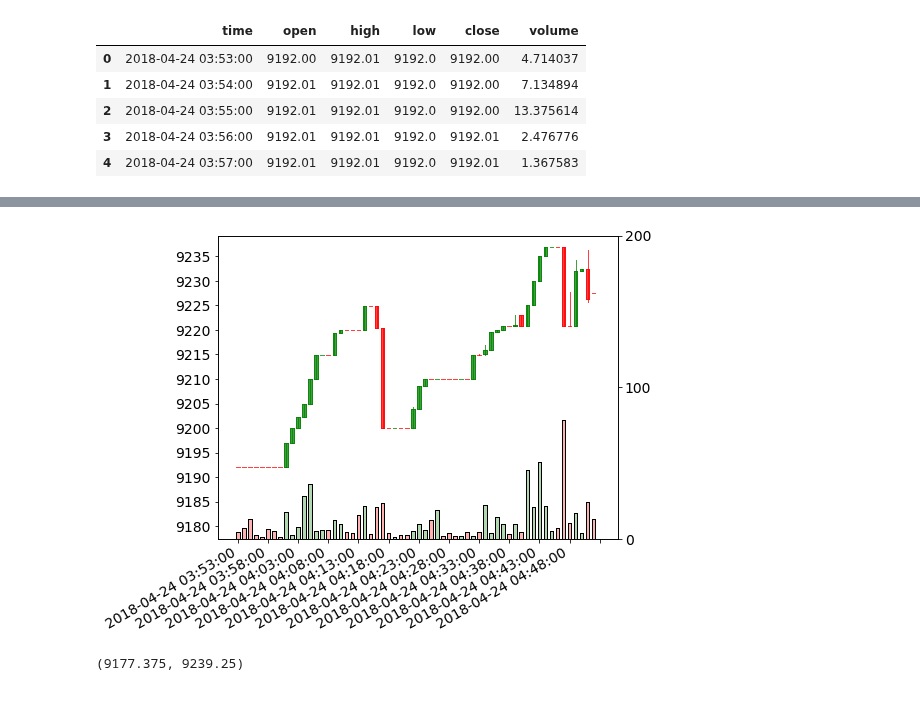
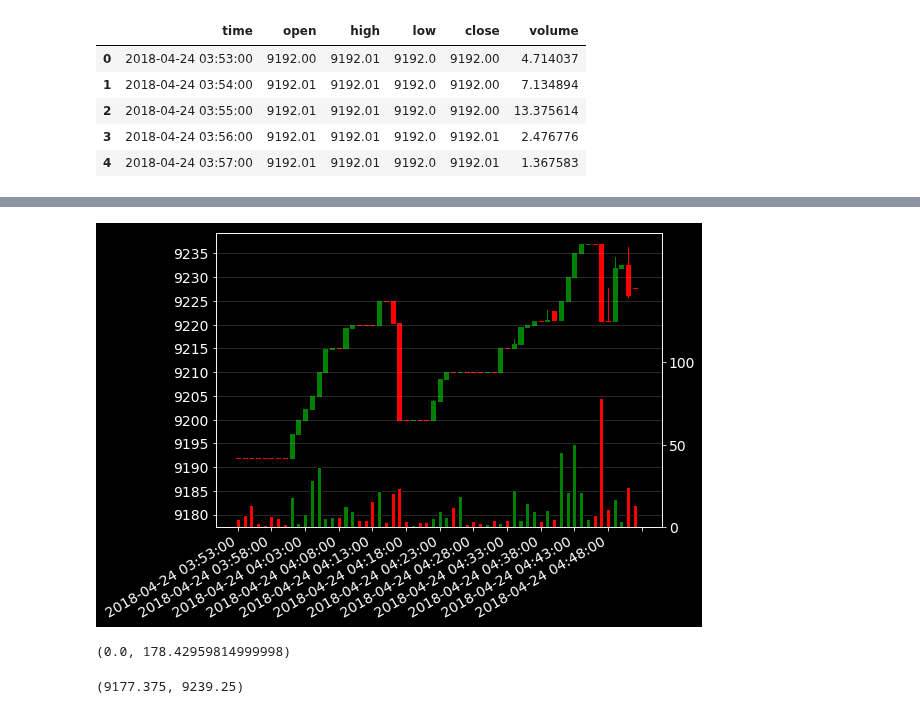
Before and after one commit to timothyyu/gdax-orderbook-ml, a Jupyter notebook: 9_data_pipeline_development.ipynb, the cells around one changed output, grey strips where cells are left out. Cells and saved outputs as stored; diff of their text form; code cells hidden in the pictures.

Commit message:
horizontal price lines and dark background

```diff
--- a/9_data_pipeline_development.ipynb
+++ b/9_data_pipeline_development.ipynb
@@ -692,51 +692,58 @@ quotes = chart_1h_df
 quotes=np.array(quotes)
 
 fig, ax = plt.subplots(figsize=(8, 6))
-candlestick2_ohlc(ax, chart_1h_df['open'], chart_1h_df['high'], chart_1h_df['low'], chart_1h_df['close'],width=0.6,colorup='g', colordown='r')
-
+candlestick2_ohlc(ax, chart_1h_df['open'], chart_1h_df['high'], chart_1h_df['low'], chart_1h_df['close'],
+                  width=0.6,colorup='g', colordown='r',alpha=1.0)
 # shift y-limits of the candlestick plot so that there is space at the bottom for the volume bar chart
 pad = 0.25
 yl = ax.get_ylim()
 ax.set_ylim(yl[0]-(yl[1]-yl[0])*pad,yl[1])
+
+
 # Add a seconds axis for the volume overlay
 ax2 = ax.twinx()
+
 # set the position of ax2 so that it is short (y2=0.32) but otherwise the same size as ax
 ax2.set_position(matplotlib.transforms.Bbox([[0.125,0.1],[0.9,0.32]]))
 
 def mydate(x,pos):
     try:
         return xdate[int(x)]
     except IndexError:
         return ''
 
 xdate = [i for i in  chart_1h_df['time']]
 ax.xaxis.set_major_locator(ticker.MaxNLocator(16))
 ax.xaxis.set_major_formatter(ticker.FuncFormatter(mydate))
 
 ax.yaxis.set_major_locator(ticker.MultipleLocator(base=5.0))
 #ax.yaxis.set_major_locator(ticker.MaxNLocator(nbins='auto',steps=[1,5],symmetric=False))
 #ax.set_yticks(ax.get_yticks()[::1])
 
-# ax.xaxis.set_major_locator(mdates.DayLocator())
-# ax.xaxis.set_minor_locator(mdates.HourLocator(np.arange(0, 25, 6)))
-# ax.xaxis.set_major_formatter(mdates.DateFormatter('%Y-%m-%d H:i:s'))
-
 # Plot the volume overlay
 #vc=volume_overlay(ax2, chart_1h_df['open'], chart_1h_df['close'],chart_1h_df['volume'],colorup='g',width=0.6, alpha=1.0)
 #ax2.add_collection(vc)
-volume_overlay(ax2, chart_1h_df['open'], chart_1h_df['close'],chart_1h_df['volume'],colorup='g',width=0.6, alpha=0.3)
+volume_overlay(ax2, chart_1h_df['open'], chart_1h_df['close'],chart_1h_df['volume'],colorup='g',width=0.6, alpha=1)
 
-ax2.set_ylim(0, max(chart_1h_df['volume']+100))
-yticks = ax2.get_yticks()
-ax2.set_yticks(yticks)
+ax2.set_yticks(ax2.get_yticks())
+ax2.set_ylim(0,max(chart_1h_df['volume']+100))
 
 fig.autofmt_xdate()
-fig.tight_layout()
+
+
+ax.grid(axis='y',alpha=0.2)
+plt.style.use('dark_background')
+
+#fig.tight_layout()
 # Turn interactive mode on
 #plt.ion()
 plt.show()
 # %% [output]
-[figure, old version]
+[figure, new version]
+# %%
+ax2.get_ylim()
+# %% [output]
+(0.0, 178.42959814999998)
 # %%
 ax.get_ylim()
 # %% [output]
```
